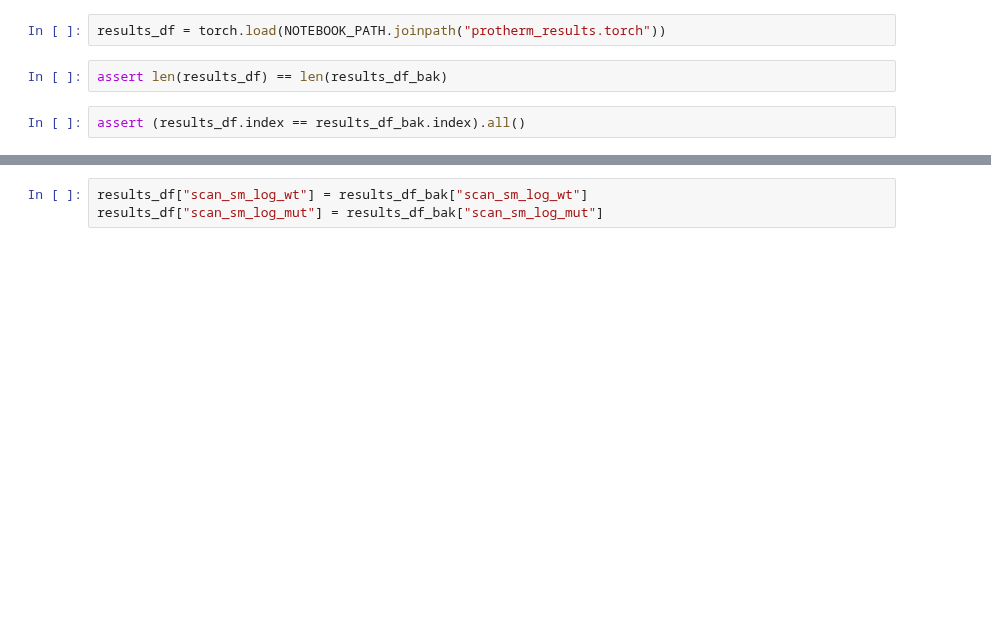
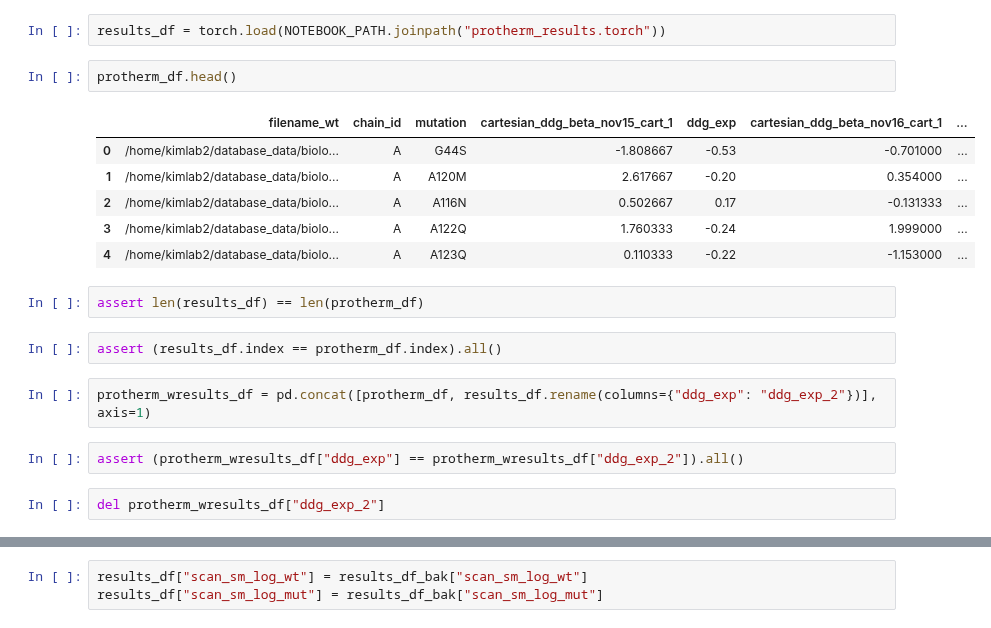
Before and after one commit to ostrokach/proteinsolver, a Jupyter notebook: notebooks/06_protein_analysis.ipynb, the cells around one changed output, grey strips where cells are left out. Drawn from its saved outputs; the diff is of its cells as text; blank space fills up the shorter version.

Commit message:
Update Protherm predictions

```diff
--- a/notebooks/06_protein_analysis.ipynb
+++ b/notebooks/06_protein_analysis.ipynb
@@ -478,7 +482,22 @@ results_df = pd.DataFrame(results)
 # torch.save(results_df, NOTEBOOK_PATH.joinpath("protherm_results.torch"))
 # %%
 results_df = torch.load(NOTEBOOK_PATH.joinpath("protherm_results.torch"))
+# %%
+protherm_df.head()
+# %% [output]
+|  | filename_wt | chain_id | mutation | cartesian_ddg_beta_nov15_cart_1 | ddg_exp | cartesian_ddg_beta_nov16_cart_1 | ... |
+| 0 | /home/kimlab2/database_data/biolo... | A | G44S | -1.808667 | -0.53 | -0.701000 | ... |
+| 1 | /home/kimlab2/database_data/biolo... | A | A120M | 2.617667 | -0.20 | 0.354000 | ... |
+| 2 | /home/kimlab2/database_data/biolo... | A | A116N | 0.502667 | 0.17 | -0.131333 | ... |
+| 3 | /home/kimlab2/database_data/biolo... | A | A122Q | 1.760333 | -0.24 | 1.999000 | ... |
+| 4 | /home/kimlab2/database_data/biolo... | A | A123Q | 0.110333 | -0.22 | -1.153000 | ... |
 # %%
-assert len(results_df) == len(results_df_bak)
+assert len(results_df) == len(protherm_df)
 # %%
-assert (results_df.index == results_df_bak.index).all()
+assert (results_df.index == protherm_df.index).all()
+# %%
+protherm_wresults_df = pd.concat([protherm_df, results_df.rename(columns={"ddg_exp": "ddg_exp_2"})], axis=1)
+# %%
+assert (protherm_wresults_df["ddg_exp"] == protherm_wresults_df["ddg_exp_2"]).all()
+# %%
+del protherm_wresults_df["ddg_exp_2"]
```
Also changed, not shown: parts of 4 cells of this notebook.
